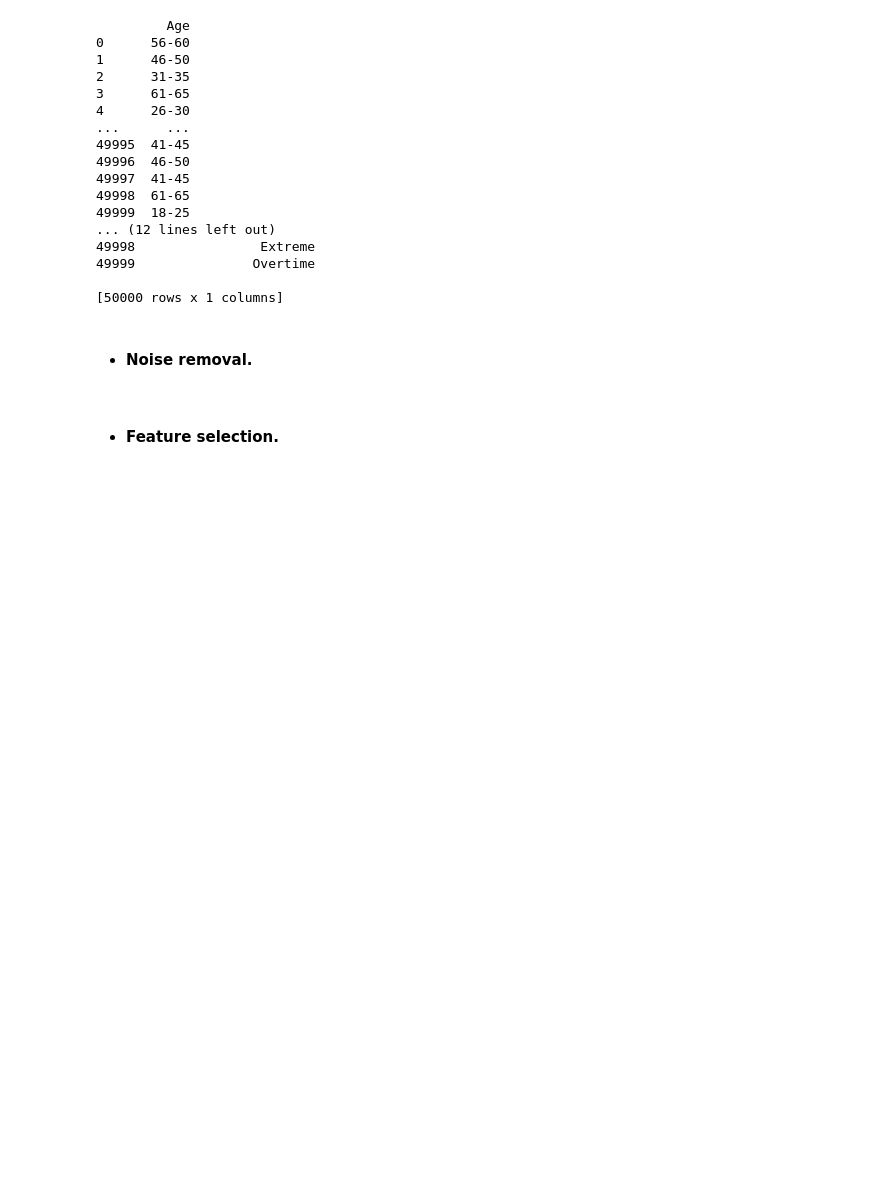
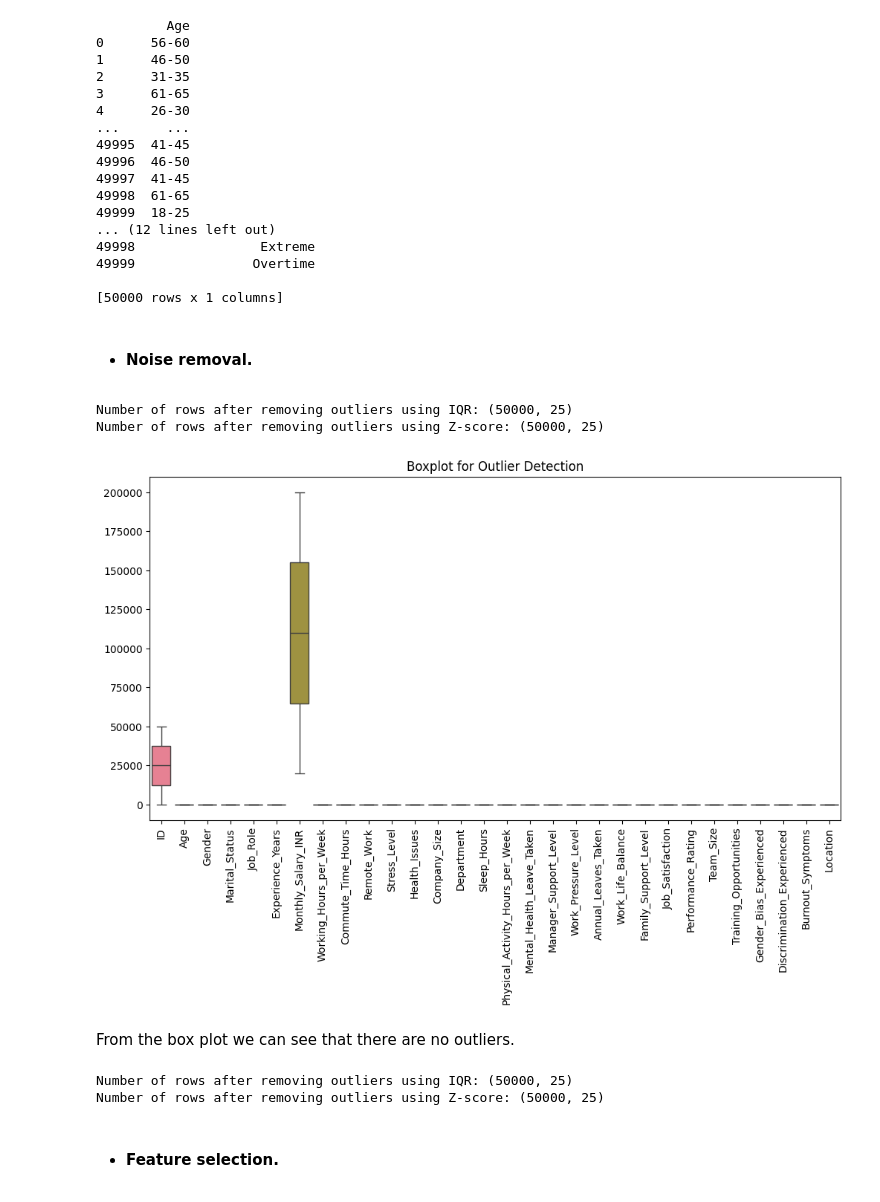
Before and after one commit to SanaAlotaibi/DataMiningProject, a Jupyter notebook: phase2.ipynb, the cells around one changed output. Drawn from its saved outputs; the diff is of its cells as text; code cells hidden in the pictures; blank space fills up the shorter version.

```diff
--- a/phase2.ipynb
+++ b/phase2.ipynb
@@ -204,23 +273,0 @@ Requirement already satisfied: six>=1.5 in /usr/local/lib/python3.11/dist-packag
-# %%
-import pandas as pd
-import seaborn as sns
-import matplotlib.pyplot as plt
-import numpy as np
-
-data = pd.read_csv('/content/corporate_stress_dataset.csv')
-df = pd.DataFrame(data)
-
-df = df.dropna()
-
-# Choose the columns for which you want to calculate the correlation coefficient
-column1 = 'Stress_Level'
-column2 = 'Sleep_Hours'
-
-# Extract the selected columns
-data_column1 = df[column1]
-data_column2 = df[column2]
-
-# Calculate the correlation coefficient using NumPy
-correlation_coefficient = np.corrcoef(data_column1, data_column2)[0, 1]
-
-print(f"Correlation coefficient between {column1} and {column2}: {round(correlation_coefficient, 4)}")
@@ -231,3 +274,10 @@ chi-square:
+# %%
+if 'date_column' in df.columns:
+    df['date_column'] = pd.to_datetime(df['date_column'], errors='coerce')
+
+for col in df.select_dtypes(include=['object']).columns:
+    label_enc = LabelEncoder()
+    df[col] = label_enc.fit_transform(df[col])
 # %% [markdown]
 - #### Discretization.
 # %% [markdown]
@@ -267,4 +314,34 @@ drive.mount('/content/drive')
 # %% [markdown]
 - #### Noise removal.
+# %%
+plt.figure(figsize=(12, 6))
+sns.boxplot(data=df)
+plt.xticks(rotation=90)
+plt.title("Boxplot for Outlier Detection")
+plt.show()
+# %% [output]
+Number of rows after removing outliers using IQR: (50000, 25)
+Number of rows after removing outliers using Z-score: (50000, 25)
+[figure, added]
+# %% [markdown]
+From the box plot we can see that there are no outliers.
+# %%
+
+numeric_cols = df.select_dtypes(include=[np.number]).columns
+df_numeric = df[numeric_cols]
+
+Q1 = df_numeric.quantile(0.25)
+Q3 = df_numeric.quantile(0.75)
+IQR = Q3 - Q1
+
+df_cleaned = df_numeric[~((df_numeric < (Q1 - 1.5 * IQR)) | (df_numeric > (Q3 + 1.5 * IQR))).any(axis=1)]
+print("\nNumber of rows after removing outliers using IQR:", df_cleaned.shape)
+
+z_scores = np.abs(stats.zscore(df_numeric))
+df_cleaned = df_numeric[(z_scores < 3).all(axis=1)]
+print("Number of rows after removing outliers using Z-score:", df_cleaned.shape)
+# %% [output]
+Number of rows after removing outliers using IQR: (50000, 25)
+Number of rows after removing outliers using Z-score: (50000, 25)
 # %% [markdown]
 - #### Feature selection.
```
Also changed, not shown: parts of 35 cells of this notebook.
